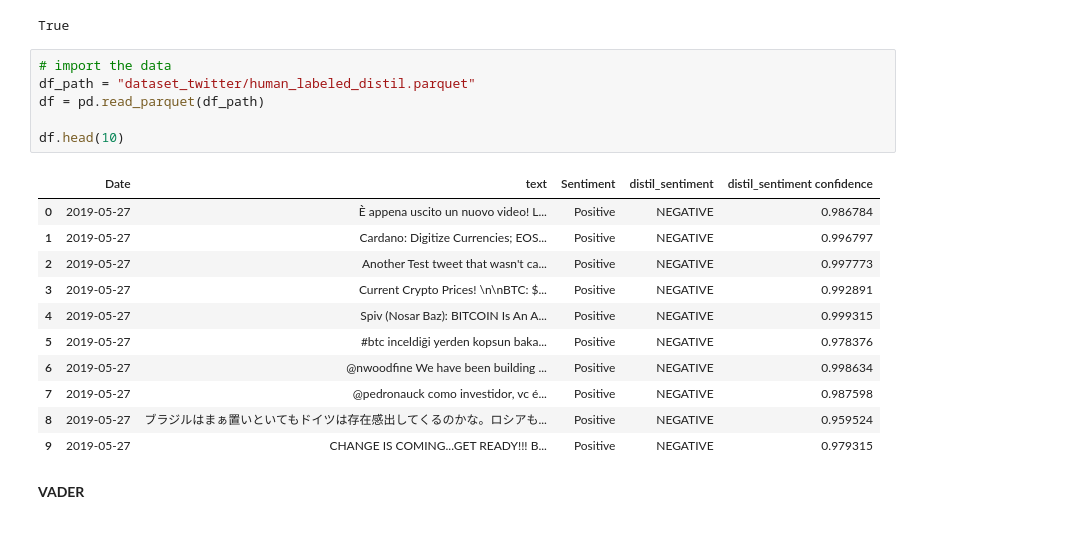
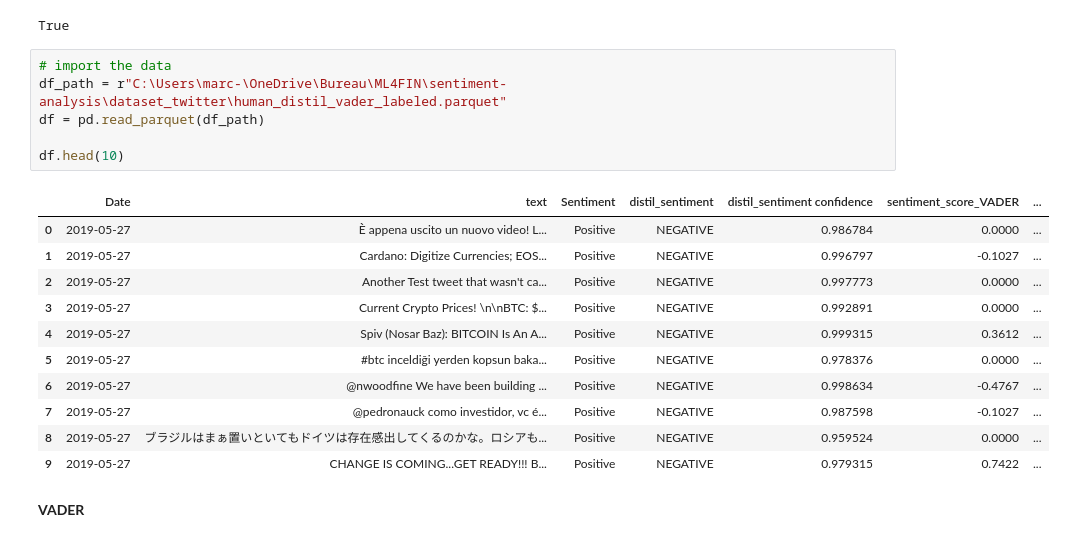
Before and after one commit to Aidasvenc/sentiment-analysis, a Jupyter notebook: marc_sentiment_analysis.ipynb, the cells around one changed output. Saved outputs shown, nothing was run; the diff lists cells and outputs as text.

```diff
--- a/marc_sentiment_analysis.ipynb
+++ b/marc_sentiment_analysis.ipynb
@@ -16,22 +16,22 @@ nltk.download('vader_lexicon')
 True
 # %%
 # import the data
-df_path = "dataset_twitter/human_labeled_distil.parquet"
+df_path = r"C:\Users\marc-\OneDrive\Bureau\ML4FIN\sentiment-analysis\dataset_twitter\human_distil_vader_labeled.parquet"
 df = pd.read_parquet(df_path)
 
 df.head(10)
 # %% [output]
-|  | Date | text | Sentiment | distil_sentiment | distil_sentiment confidence |
-| 0 | 2019-05-27 | È appena uscito un nuovo video! L... | Positive | NEGATIVE | 0.986784 |
-| 1 | 2019-05-27 | Cardano: Digitize Currencies; EOS... | Positive | NEGATIVE | 0.996797 |
-| 2 | 2019-05-27 | Another Test tweet that wasn't ca... | Positive | NEGATIVE | 0.997773 |
-| 3 | 2019-05-27 | Current Crypto Prices! \n\nBTC: $... | Positive | NEGATIVE | 0.992891 |
-| 4 | 2019-05-27 | Spiv (Nosar Baz): BITCOIN Is An A... | Positive | NEGATIVE | 0.999315 |
-| 5 | 2019-05-27 | #btc inceldiği yerden kopsun baka... | Positive | NEGATIVE | 0.978376 |
-| 6 | 2019-05-27 | @nwoodfine We have been building ... | Positive | NEGATIVE | 0.998634 |
-| 7 | 2019-05-27 | @pedronauck como investidor, vc é... | Positive | NEGATIVE | 0.987598 |
-| 8 | 2019-05-27 | ブラジルはまぁ置いといてもドイツは存在感出してくるのかな。ロシアも... | Positive | NEGATIVE | 0.959524 |
-| 9 | 2019-05-27 | CHANGE IS COMING...GET READY!!! B... | Positive | NEGATIVE | 0.979315 |
+|  | Date | text | Sentiment | distil_sentiment | distil_sentiment confidence | sentiment_score_VADER | ... |
+| 0 | 2019-05-27 | È appena uscito un nuovo video! L... | Positive | NEGATIVE | 0.986784 | 0.0000 | ... |
+| 1 | 2019-05-27 | Cardano: Digitize Currencies; EOS... | Positive | NEGATIVE | 0.996797 | -0.1027 | ... |
+| 2 | 2019-05-27 | Another Test tweet that wasn't ca... | Positive | NEGATIVE | 0.997773 | 0.0000 | ... |
+| 3 | 2019-05-27 | Current Crypto Prices! \n\nBTC: $... | Positive | NEGATIVE | 0.992891 | 0.0000 | ... |
+| 4 | 2019-05-27 | Spiv (Nosar Baz): BITCOIN Is An A... | Positive | NEGATIVE | 0.999315 | 0.3612 | ... |
+| 5 | 2019-05-27 | #btc inceldiği yerden kopsun baka... | Positive | NEGATIVE | 0.978376 | 0.0000 | ... |
+| 6 | 2019-05-27 | @nwoodfine We have been building ... | Positive | NEGATIVE | 0.998634 | -0.4767 | ... |
+| 7 | 2019-05-27 | @pedronauck como investidor, vc é... | Positive | NEGATIVE | 0.987598 | -0.1027 | ... |
+| 8 | 2019-05-27 | ブラジルはまぁ置いといてもドイツは存在感出してくるのかな。ロシアも... | Positive | NEGATIVE | 0.959524 | 0.0000 | ... |
+| 9 | 2019-05-27 | CHANGE IS COMING...GET READY!!! B... | Positive | NEGATIVE | 0.979315 | 0.7422 | ... |
 # %% [markdown]
 **VADER**
 # %%
```
Also changed, not shown: parts of 8 cells of this notebook.
